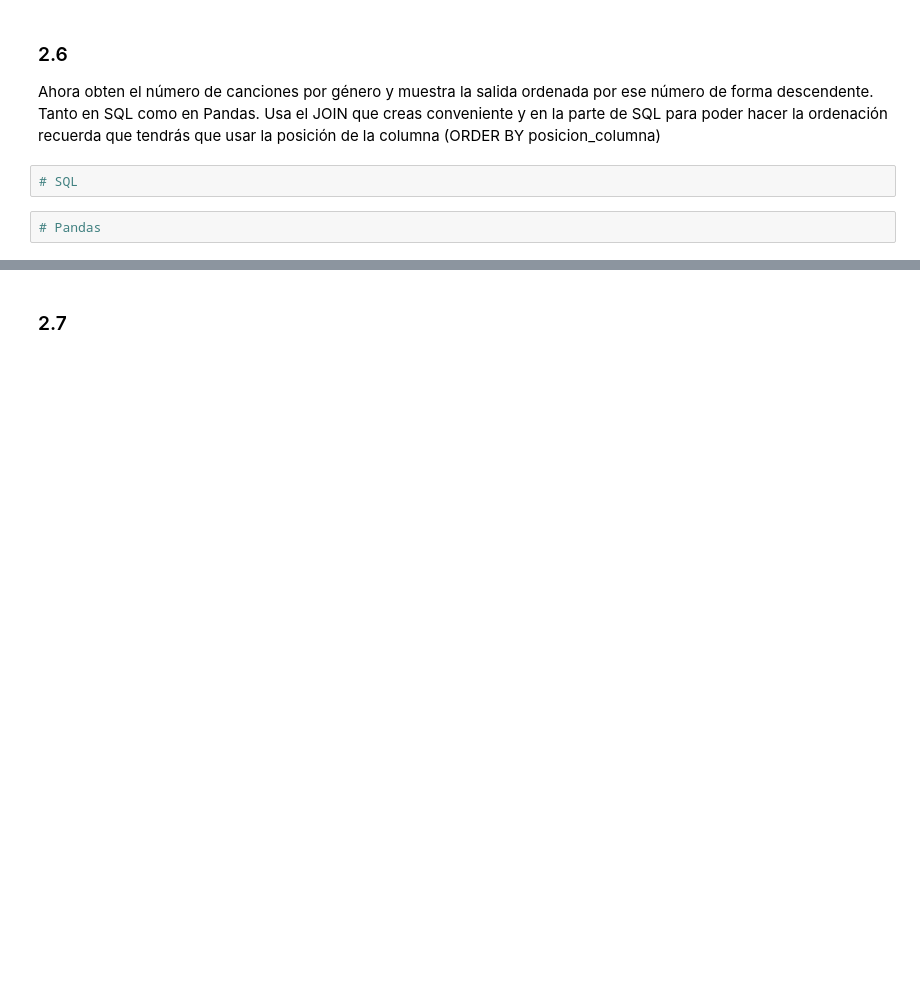
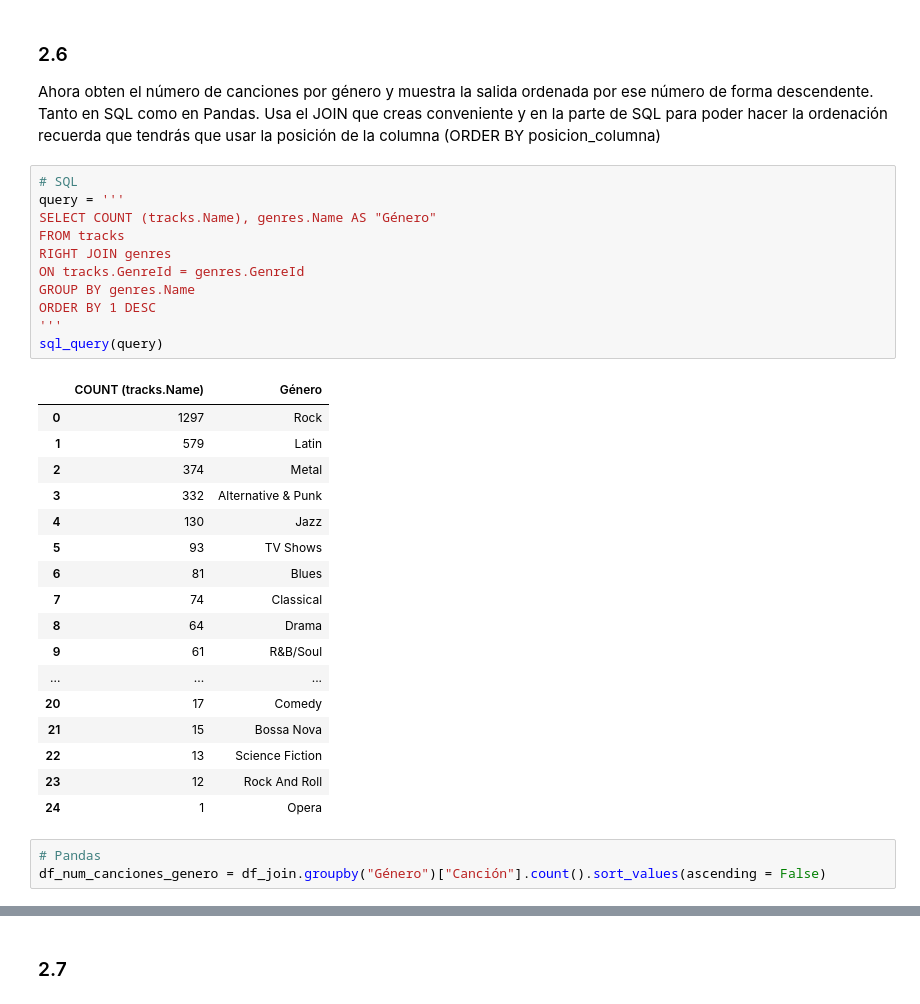
Before and after one commit to arratealduzin/Repo-ejercicos, a Jupyter notebook: 03_Data_Analysis/Sprint_06/Unidad_01_Procesado_Datos_Internos_BBDD/03_Practica_Obligatoria/18_Practica_Obligatoria_SQL.ipynb, the cells around one changed output, grey strips where cells are left out. Cells and saved outputs as stored; diff of their text form; blank space fills up the shorter version.

```diff
--- a/03_Data_Analysis/Sprint_06/Unidad_01_Procesado_Datos_Internos_BBDD/03_Practica_Obligatoria/18_Practica_Obligatoria_SQL.ipynb
+++ b/03_Data_Analysis/Sprint_06/Unidad_01_Procesado_Datos_Internos_BBDD/03_Practica_Obligatoria/18_Practica_Obligatoria_SQL.ipynb
@@ -128,7 +344,35 @@ Cambia los nombres de las columnas de `df_join` y quedate solo con las que neces
 ### 2.6
 
 Ahora obten el número de canciones por género y muestra la salida ordenada por ese número de forma descendente. Tanto en SQL como en Pandas. Usa el JOIN que creas conveniente y en la parte de SQL para poder hacer la ordenación recuerda que tendrás que usar la posición de la columna (ORDER BY posicion_columna)
-# %%
-# SQL
-# %%
-# Pandas
+# %%
+# SQL
+query = '''
+SELECT COUNT (tracks.Name), genres.Name AS "Género"
+FROM tracks
+RIGHT JOIN genres
+ON tracks.GenreId = genres.GenreId
+GROUP BY genres.Name
+ORDER BY 1 DESC
+'''
+sql_query(query)
+# %% [output]
+|  | COUNT (tracks.Name) | Género |
+| 0 | 1297 | Rock |
+| 1 | 579 | Latin |
+| 2 | 374 | Metal |
+| 3 | 332 | Alternative & Punk |
+| 4 | 130 | Jazz |
+| 5 | 93 | TV Shows |
+| 6 | 81 | Blues |
+| 7 | 74 | Classical |
+| 8 | 64 | Drama |
+| 9 | 61 | R&B/Soul |
+| ... | ... | ... |
+| 20 | 17 | Comedy |
+| 21 | 15 | Bossa Nova |
+| 22 | 13 | Science Fiction |
+| 23 | 12 | Rock And Roll |
+| 24 | 1 | Opera |
+# %%
+# Pandas
+df_num_canciones_genero = df_join.groupby("Género")["Canción"].count().sort_values(ascending = False)
```
Also changed, not shown: parts of 46 cells of this notebook, 7 other files.
